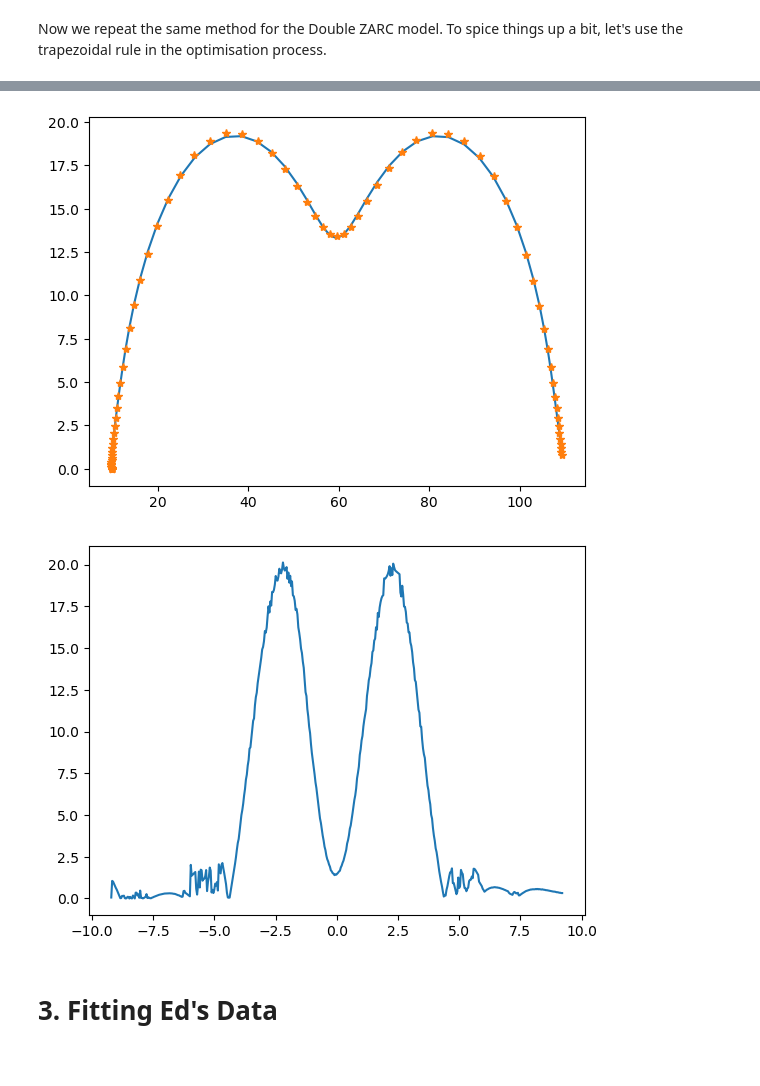
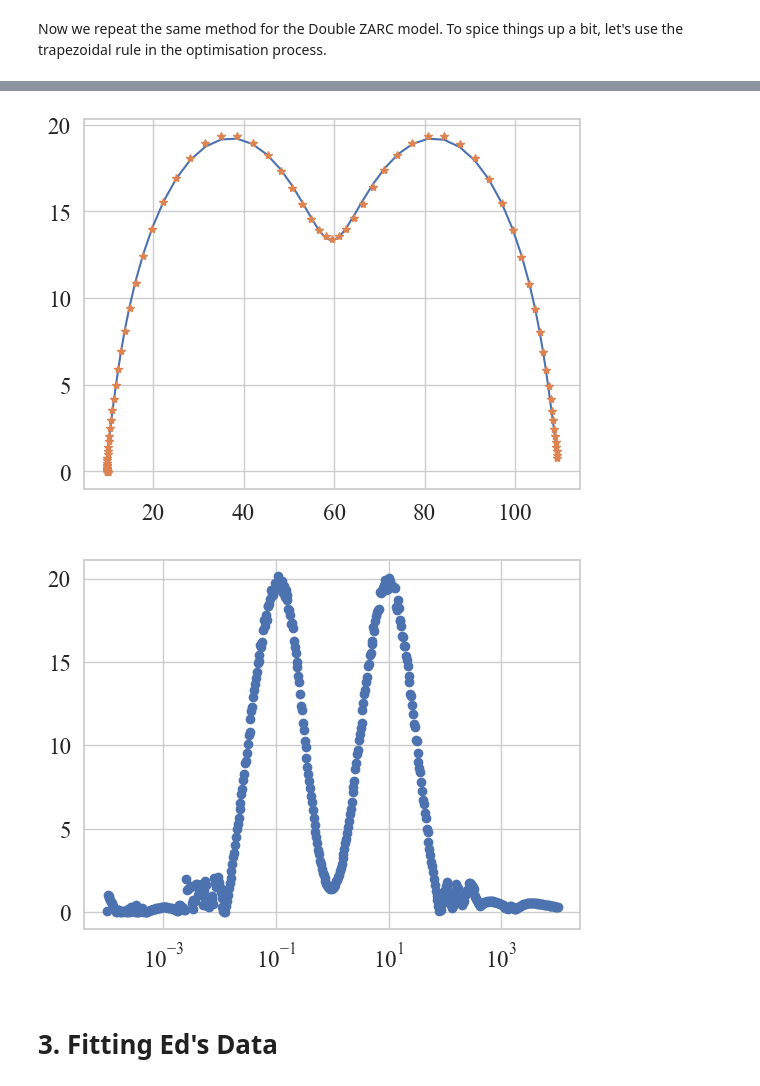
Before and after one commit to murphytarra/nanodrt, a Jupyter notebook: demo_notebook.ipynb, the cells around one changed output, grey strips where cells are left out. Saved outputs shown, nothing was run; the diff lists cells and outputs as text; code cells hidden in the pictures.

```diff
--- a/demo_notebook.ipynb
+++ b/demo_notebook.ipynb
@@ -26,12 +25,12 @@ from nanodrt.drt_solver.utils import (ZARC,
 columns = ["f", "Z_re", "Z_im"]
 df = pd.read_csv("data/single_ZARC.csv", header=None, names=columns)
 
-f = jnp.array(df["f"].values)
+f = df["f"]
 tau = 1./(2*jnp.pi*f)
-tau = jnp.flip(jnp.logspace(-4, 4, 500))
+# tau = jnp.flip(jnp.logspace(-4, 4, 500))
 
-Z_exact_re =  jnp.array(df["Z_re"].values)
-Z_exact_im =  jnp.array(df["Z_im"].values)
+Z_exact_re =  df["Z_re"] # can we do all this inside the measurement?
+Z_exact_im =  df["Z_im"]
 
 # Create our measurement object
 measurement = ImpedenceMeasurement(Z_exact_re, Z_exact_im, f)
@@ -90,5 +89,6 @@ measurement = ImpedenceMeasurement(Z_exact_re, Z_exact_im, f)
 # %%
 drt = DRT(R_inf= 10, L_0=0, gamma=gamma_guess, tau=tau)
 solver_dict = {'init_lbd': -3., 'lbd_selection': "GCV", 'maxiter': 5e3}
-optim = Optimizer(drt=drt, measurement=measurement, solver="regression", integration_method="trapezoid", solver_dict = solver_dict)
+optim = Optimizer(drt=drt, measurement=measurement, solver="regression", rbf_function="guassian", integration_method="trapezoid", solver_dict = solver_dict)
 final_sim = optim.run()
+print(final_sim.tau)
@@ -95,14 +113,15 @@ final_sim = optim.run()
 # %%
 Z_re_fitted, Z_im_fitted = final_sim.simulate()
 plt.plot(Z_re_fitted, -Z_im_fitted)
 plt.plot(Z_exact_re, -Z_exact_im, '*')
 plt.show()
 
-plt.plot(jnp.log(final_sim.tau), final_sim.gamma)
+plt.plot(final_sim.tau, final_sim.gamma, 'o')
+plt.xscale("log")
 plt.show()
 # %% [output]
-[figure, old version]
+[figure, new version]
-[figure, old version]
+[figure, new version]
 # %% [markdown]
 # 3. Fitting Ed's Data
 # %% [markdown]
```
Also changed, not shown: parts of 6 cells of this notebook, 6 other files.
